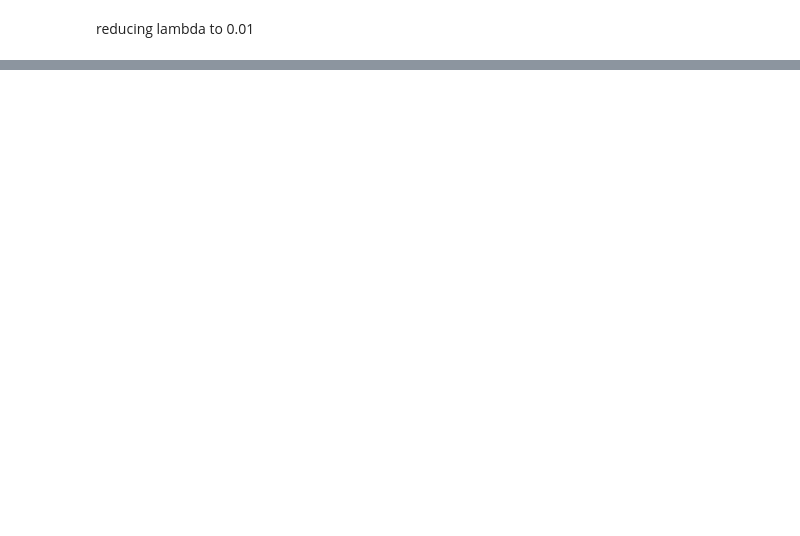
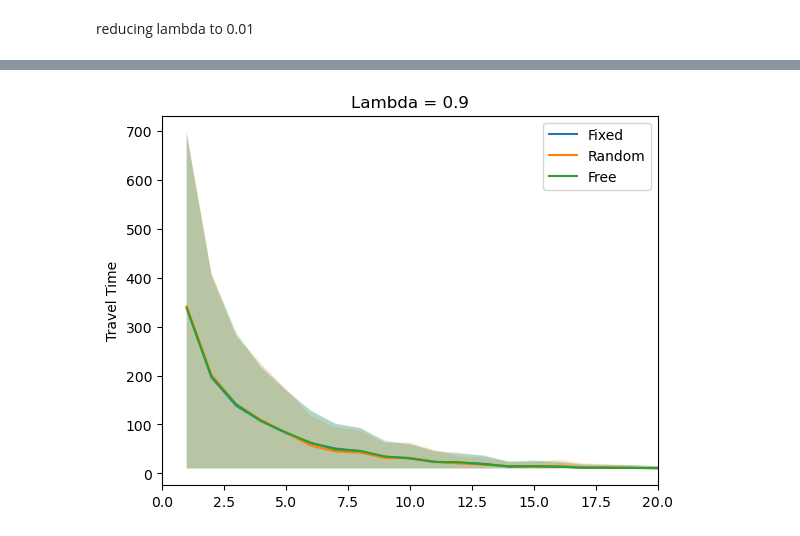
Before and after one commit to behradkoohy/toll_roads, a Jupyter notebook: AnalyseCapacityRuns.ipynb, the cells around one changed output, grey strips where cells are left out. Drawn from its saved outputs; the diff is of its cells as text; code cells hidden in the pictures; blank space fills up the shorter version.

```diff
--- a/AnalyseCapacityRuns.ipynb
+++ b/AnalyseCapacityRuns.ipynb
@@ -107,0 +122,30 @@ plt.show()
+# %%
+con = sqlite3.connect('results0point9lambda.db')
+cur = con.cursor()
+cur.execute("SELECT AGENT, CAPACITY, MIN, Q1, MEDIAN, MEAN, Q3, MAX from capacity_runs_tratime")
+travel_times = cur.fetchall()
+cur.execute("SELECT AGENT, CAPACITY, MIN, Q1, MEDIAN, MEAN, Q3, MAX from capacity_runs_vottime")
+vot_times = cur.fetchall()
+agents = list(set([x[0] for x in travel_times]))
+colours = ['#CC4F1B', '#1B2ACC', '#3F7F4C']
+for c, agent in zip(colours, agents):
+    results_tts = [x for x in travel_times if x[0] == agent]
+    x_axis = [x[1] for x in results_tts]
+    mins = [x[2] for x in results_tts]
+    lwqs = [x[3] for x in results_tts]
+    meds = [x[4] for x in results_tts]
+    avgs = [x[5] for x in results_tts]
+    upqs = [x[6] for x in results_tts]
+    maxs = [x[7] for x in results_tts]
+
+    plt.plot(x_axis, avgs, label=agent)
+    plt.fill_between(x_axis, mins, maxs, alpha=0.2)
+
+plt.title("Lambda = 0.9")
+plt.ylabel("Travel Time")
+plt.legend()
+# plt.ylim(100,150)
+plt.xlim(0,20)
+plt.show()
+# %% [output]
+[figure, added]
```
Also changed, not shown: parts of 5 cells of this notebook, 13 other files.
